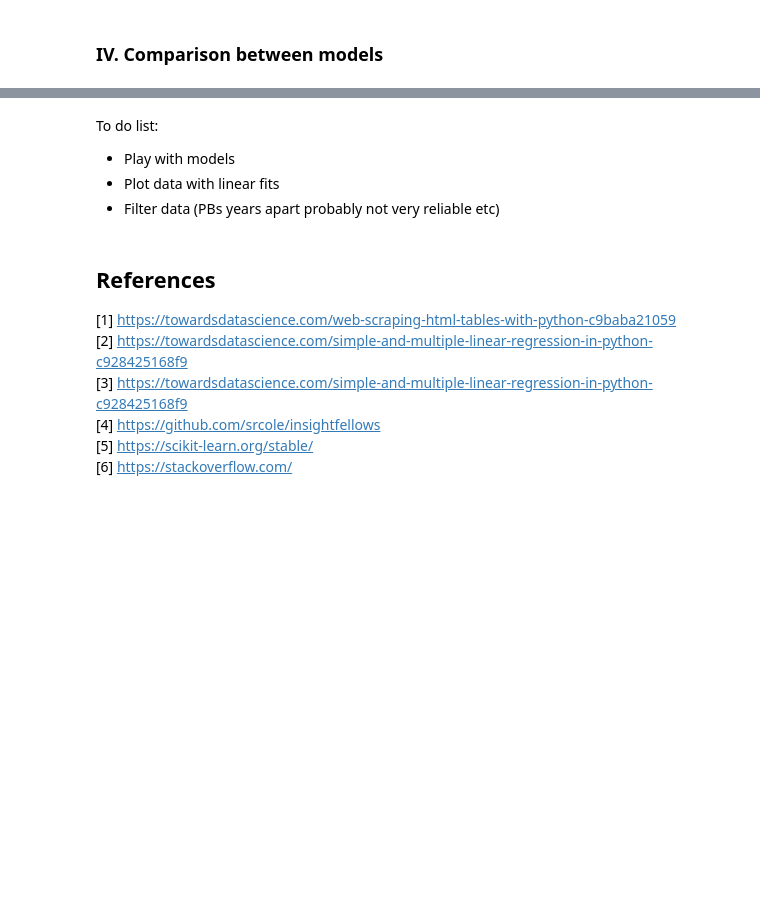
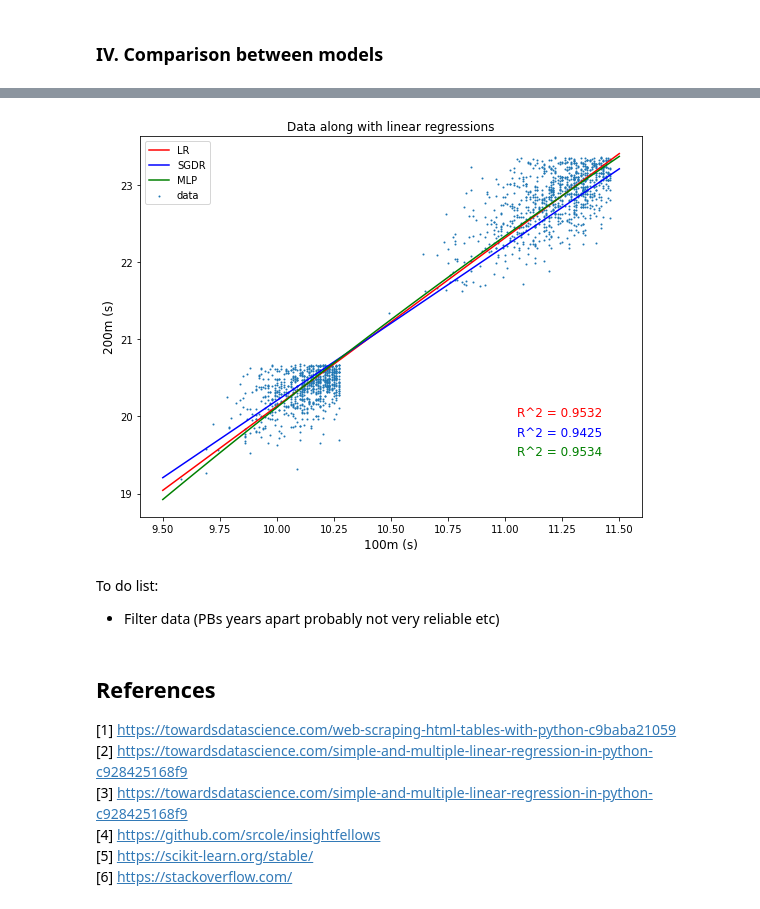
Before and after one commit to rmondini/trackandfield, a Jupyter notebook: mensprint.ipynb, the cells around one changed output, grey strips where cells are left out. Cells and saved outputs as stored; diff of their text form; code cells hidden in the pictures; blank space fills up the shorter version.

```diff
--- a/mensprint.ipynb
+++ b/mensprint.ipynb
@@ -345,7 +346,7 @@ clf.fit(X_train.values.reshape(-1,1),y_train)
 Ypredictionsclf = clf.predict(X_test.values.reshape(-1,1))
 # %%
 # get R-squared
-R2clf=clf.score(X_train.values.reshape(-1,1),y_train)
+R2clf=clf.score(X_test.values.reshape(-1,1),y_test)
 print 'R2_clf = ',R2clf
 
 # get slope
@@ -374,7 +378,7 @@ mlp.fit(X_train.values.reshape(-1,1),y_train)
 Ypredictionsmlp = mlp.predict(X_test.values.reshape(-1,1))
 # %%
 # get R-squared
-R2mlp=mlp.score(X_train.values.reshape(-1,1),y_train)
+R2mlp=mlp.score(X_test.values.reshape(-1,1),y_test)
 print 'R2_mlp = ',R2mlp
 
 # test model for a random input
@@ -416,7 +413,32 @@ MLP R**2 = 0.927
+# %%
+# plot data
+plt.figure(figsize=(9,7))
+plt.scatter(Xval, Yval, s=4, marker='.', label='data')
+
+# plot linear regressions
+Xplt = np.linspace(9.50,11.50,100)
+Yplt_lm = coeflm[0]*Xplt+constlm
+Yplt_clf = coefclf[0]*Xplt+constclf[0]
+Yplt_mlp = mlp.predict(Xplt.reshape(-1,1))
+
+plt.plot(Xplt,Yplt_lm,'r',label='LR')
+plt.plot(Xplt,Yplt_clf,'b',label='SGDR')
+plt.plot(Xplt,Yplt_mlp,'g',label='MLP')
+plt.legend(loc='upper left')
+plt.title('Data along with linear regressions', size=12)
+plt.xlabel('100m (s)', size=12)
+plt.ylabel('200m (s)', size=12)
+
+# compare R2 scores
+plt.text(11.05,20.00,'R^2 = %.4f' % R2lm, size=12, color='red')
+plt.text(11.05,19.75,'R^2 = %.4f' % R2clf, size=12, color='blue')
+plt.text(11.05,19.50,'R^2 = %.4f' % R2mlp, size=12, color='green')
+
+plt.show()
+# %% [output]
+[figure, added]
 # %% [markdown]
 To do list:
-- Play with models
-- Plot data with linear fits
 - Filter data (PBs years apart probably not very reliable etc)
 # %% [markdown]
 ## References ###
```
Also changed, not shown: parts of 7 cells of this notebook.
